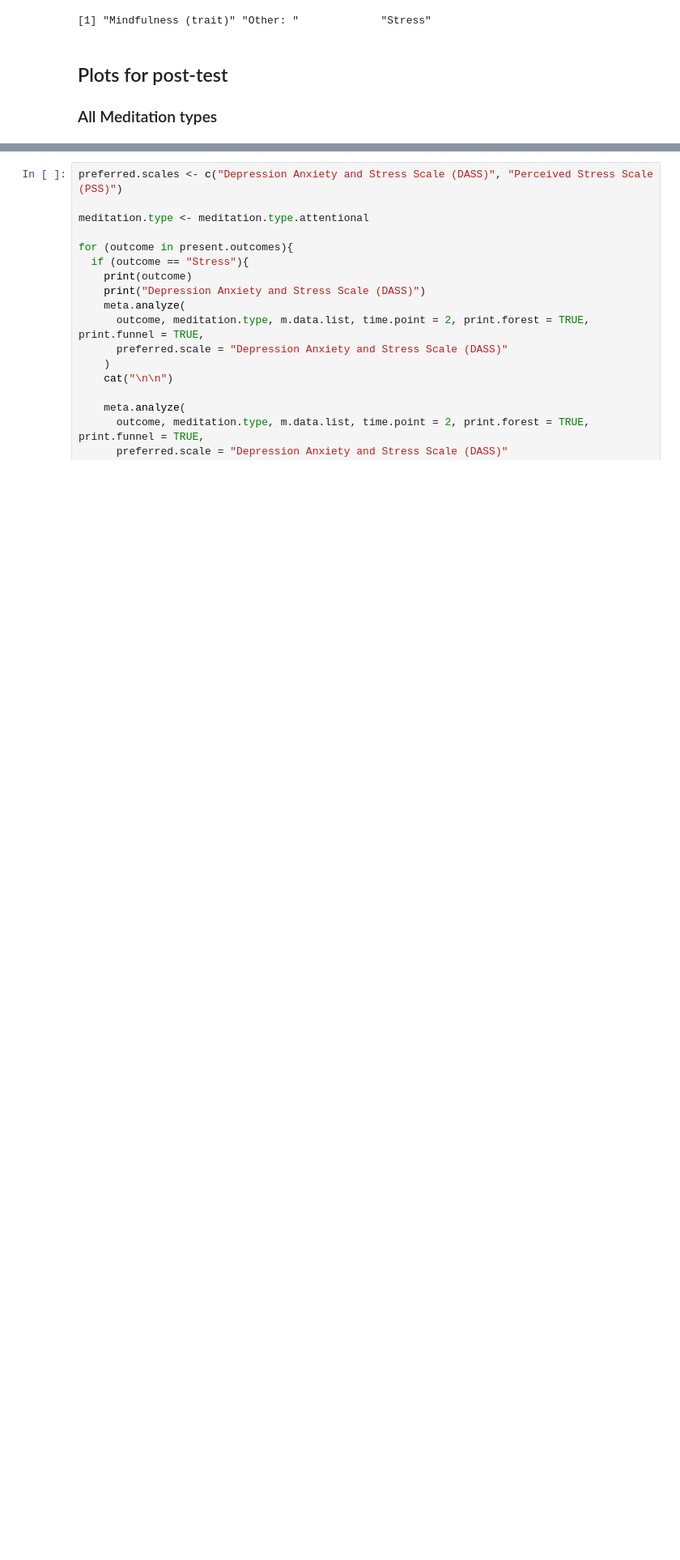
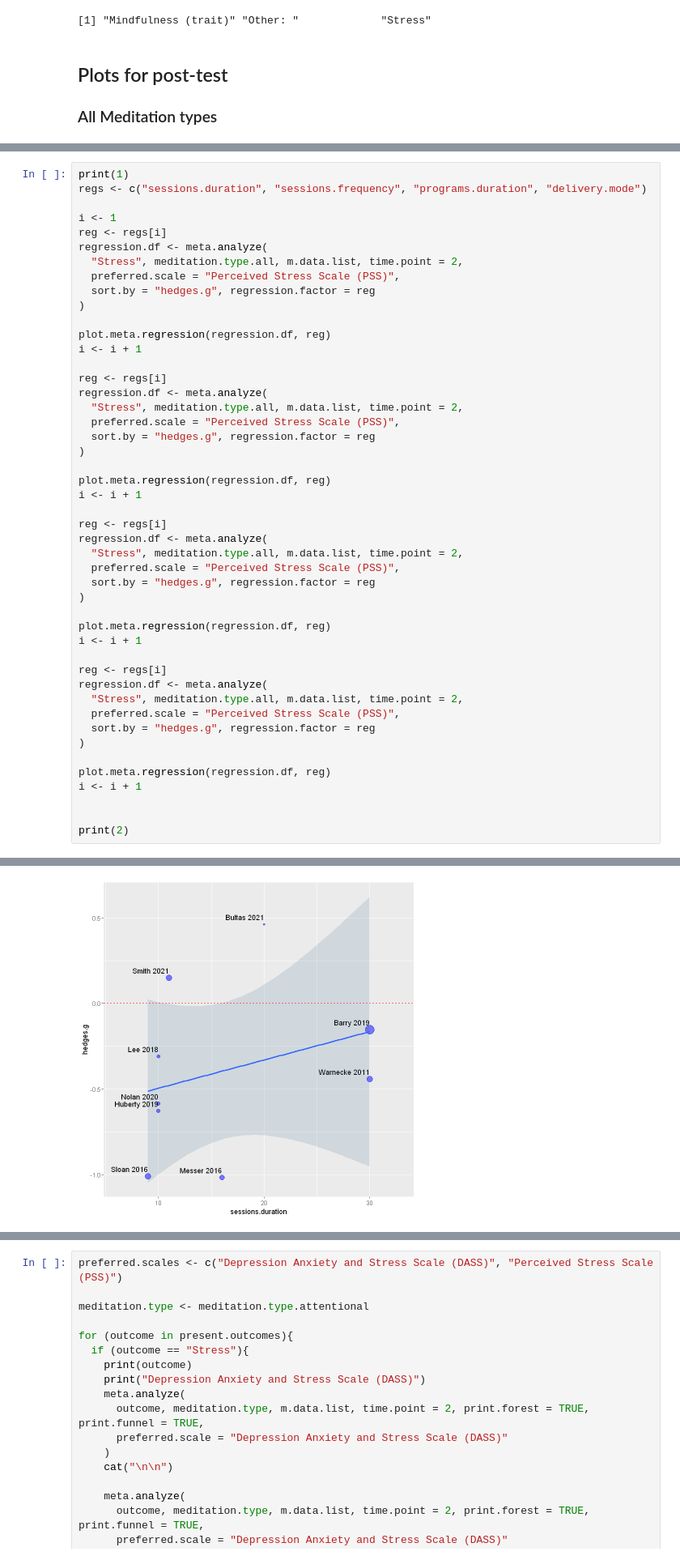
Before and after one commit to abc4322/MA_Meta_Analyses, a Jupyter notebook: Meta.Analysis.ipynb, the cells around one changed output, grey strips where cells are left out. Shown at 81% size. Cells and saved outputs as stored; diff of their text form; blank space fills up the shorter version.

Commit message:
made meta regression work beautiful <3

```diff
--- a/Meta.Analysis.ipynb
+++ b/Meta.Analysis.ipynb
@@ -2515,0 +2504,48 @@ print(2)
+# %%
+print(1)
+regs <- c("sessions.duration", "sessions.frequency", "programs.duration", "delivery.mode")
+
+i <- 1
+reg <- regs[i]
+regression.df <- meta.analyze(
+  "Stress", meditation.type.all, m.data.list, time.point = 2,
+  preferred.scale = "Perceived Stress Scale (PSS)",
+  sort.by = "hedges.g", regression.factor = reg
+)
+
+plot.meta.regression(regression.df, reg)
+i <- i + 1
+
+reg <- regs[i]
+regression.df <- meta.analyze(
+  "Stress", meditation.type.all, m.data.list, time.point = 2,
+  preferred.scale = "Perceived Stress Scale (PSS)",
+  sort.by = "hedges.g", regression.factor = reg
+)
+
+plot.meta.regression(regression.df, reg)
+i <- i + 1
+
+reg <- regs[i]
+regression.df <- meta.analyze(
+  "Stress", meditation.type.all, m.data.list, time.point = 2,
+  preferred.scale = "Perceived Stress Scale (PSS)",
+  sort.by = "hedges.g", regression.factor = reg
+)
+
+plot.meta.regression(regression.df, reg)
+i <- i + 1
+
+reg <- regs[i]
+regression.df <- meta.analyze(
+  "Stress", meditation.type.all, m.data.list, time.point = 2,
+  preferred.scale = "Perceived Stress Scale (PSS)",
+  sort.by = "hedges.g", regression.factor = reg
+)
+
+plot.meta.regression(regression.df, reg)
+i <- i + 1
+
+
+print(2)
+# %% [output]
@@ -2515,0 +2556 @@ print(2)
+[figure, added]
```
Also changed, not shown: parts of 5 cells of this notebook.
